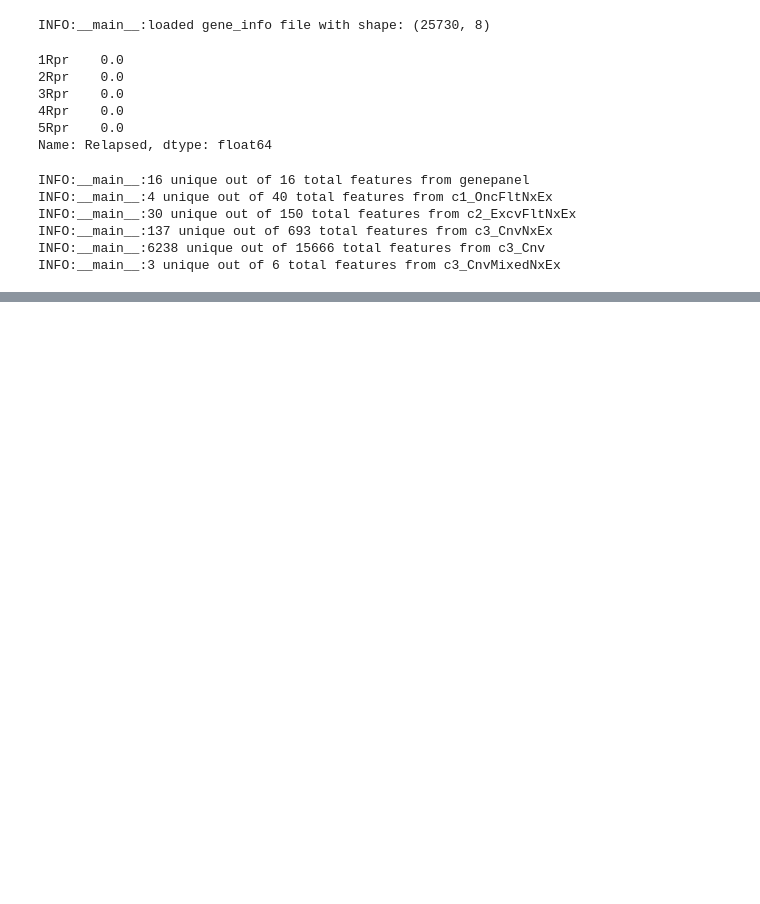
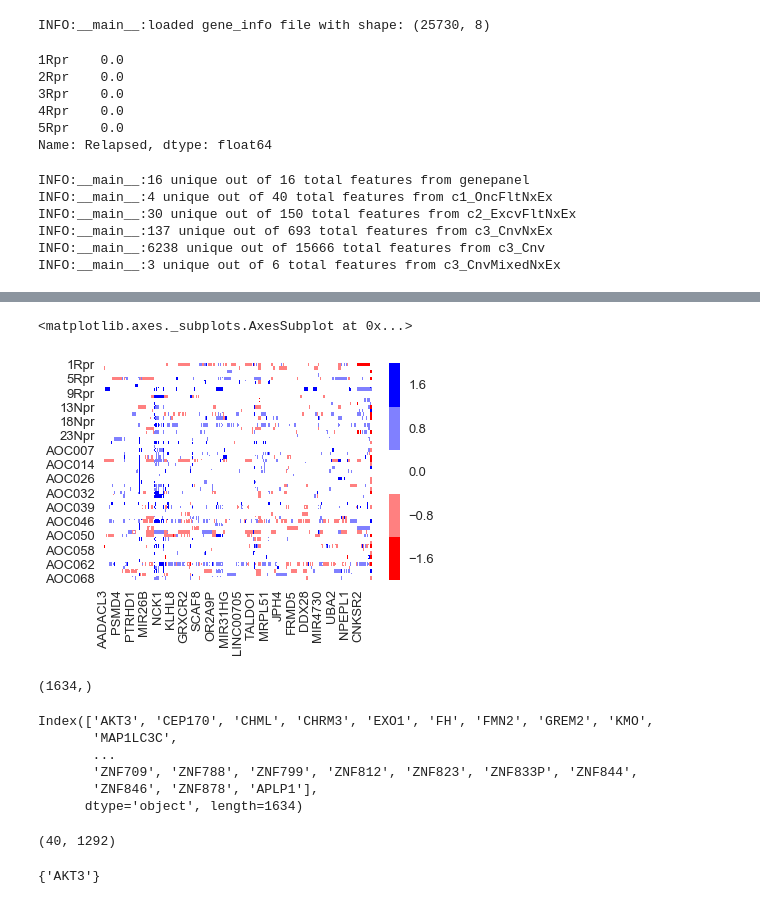
Before and after one commit to mynameiselina/gene-signatures, a Jupyter notebook: examples/notebooks/Classification.ipynb, the cells around one changed output, grey strips where cells are left out. Saved outputs shown, nothing was run; the diff lists cells and outputs as text; code cells hidden in the pictures; blank space fills up the shorter version.

```diff
--- a/examples/notebooks/Classification.ipynb
+++ b/examples/notebooks/Classification.ipynb
@@ -264,0 +322,5 @@ INFO:__main__:3 unique out of 6 total features from c3_CnvMixedNxEx
+# %%
+sns.heatmap(data, cmap = cmap_custom, vmin=vmin, vmax=vmax)
+# %% [output]
+<matplotlib.axes._subplots.AxesSubplot at 0x...>
+[figure, added]
@@ -264,0 +329,21 @@ INFO:__main__:3 unique out of 6 total features from c3_CnvMixedNxEx
+# %%
+orphancols.shape
+# %% [output]
+(1634,)
+# %%
+data_train.columns[orphancols]
+# %% [output]
+Index(['AKT3', 'CEP170', 'CHML', 'CHRM3', 'EXO1', 'FH', 'FMN2', 'GREM2', 'KMO',
+       'MAP1LC3C',
+       ...
+       'ZNF709', 'ZNF788', 'ZNF799', 'ZNF812', 'ZNF823', 'ZNF833P', 'ZNF844',
+       'ZNF846', 'ZNF878', 'APLP1'],
+      dtype='object', length=1634)
+# %%
+uniqdata.shape
+# %% [output]
+(40, 1292)
+# %%
+set(uniqdata.columns.values).intersection(set(data_train.columns.values[orphancols]))
+# %% [output]
+{'AKT3'}
```
Also changed, not shown: parts of 8 cells of this notebook, 1 other file.
